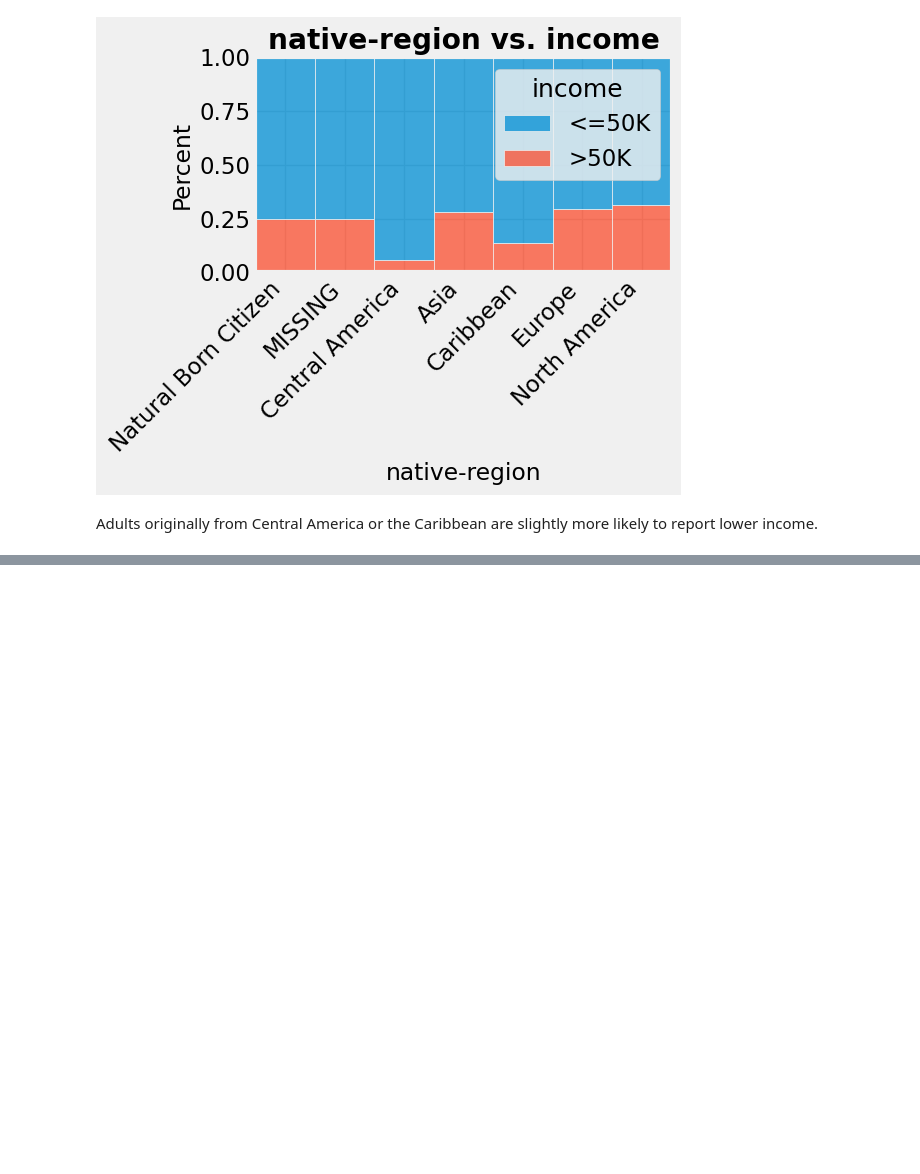
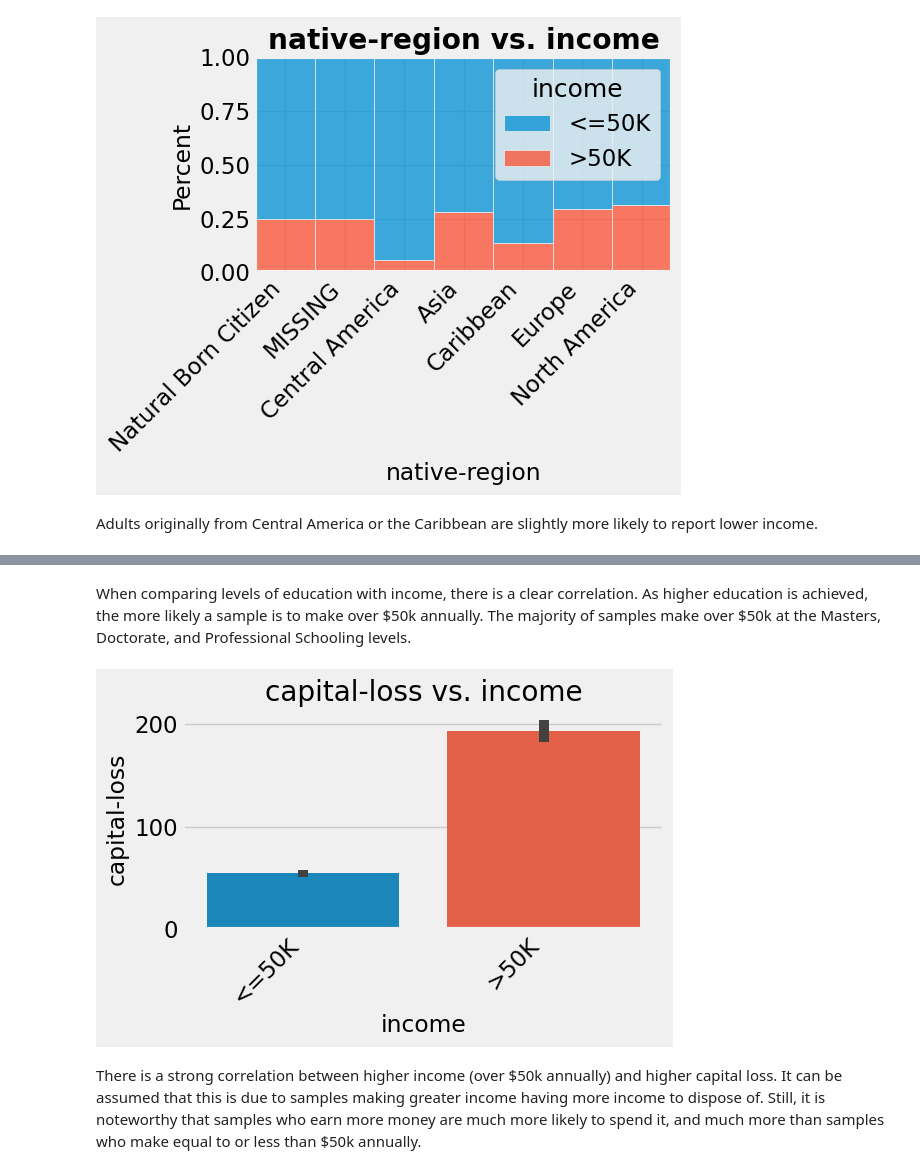
Before and after one commit to NemesisCrociata/Prediction-of-Adult-Income, a Jupyter notebook: Prediction_of_Adult_Income.ipynb, the cells around one changed output, grey strips where cells are left out. Cells and saved outputs as stored; diff of their text form; code cells hidden in the pictures; blank space fills up the shorter version.

```diff
--- a/Prediction_of_Adult_Income.ipynb
+++ b/Prediction_of_Adult_Income.ipynb
@@ -1024,0 +1032,8 @@ Adults originally from Central America or the Caribbean are slightly more likely
+# %% [markdown]
+When comparing levels of education with income, there is a clear correlation. As higher education is achieved, the more likely a sample is to make over \$50k annually. The majority of samples make over $50k at the Masters, Doctorate, and Professional Schooling levels.
+# %%
+viz_numeric_vs_target(df, x='capital-loss', y='income', target_type='class');
+# %% [output]
+[figure, added]
+# %% [markdown]
+There is a strong correlation between higher income (over \$50k annually) and higher capital loss. It can be assumed that this is due to samples making greater income having more income to dispose of. Still, it is noteworthy that samples who earn more money are much more likely to spend it, and much more than samples who make equal to or less than $50k annually.
```
Also changed, not shown: parts of 2 cells of this notebook.
